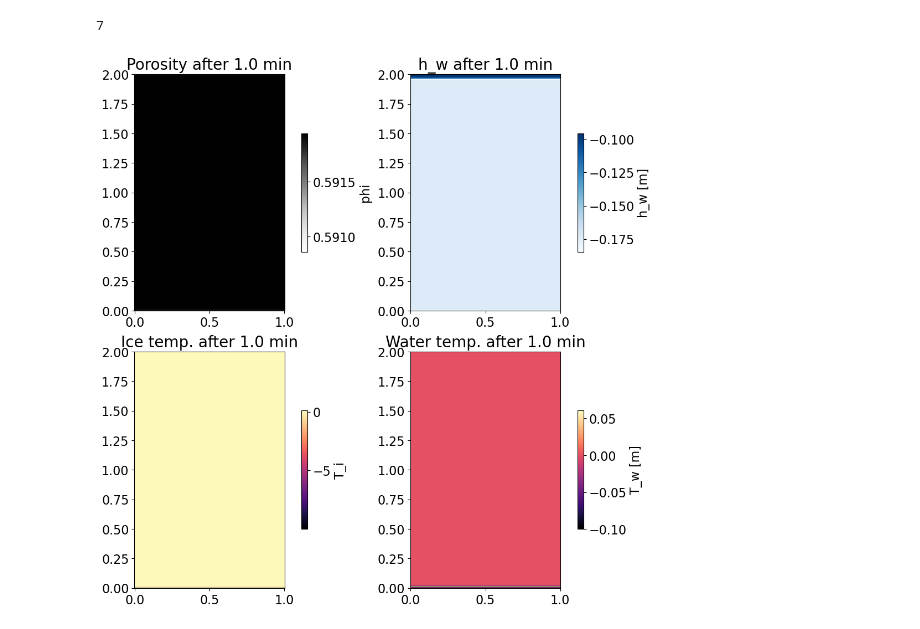
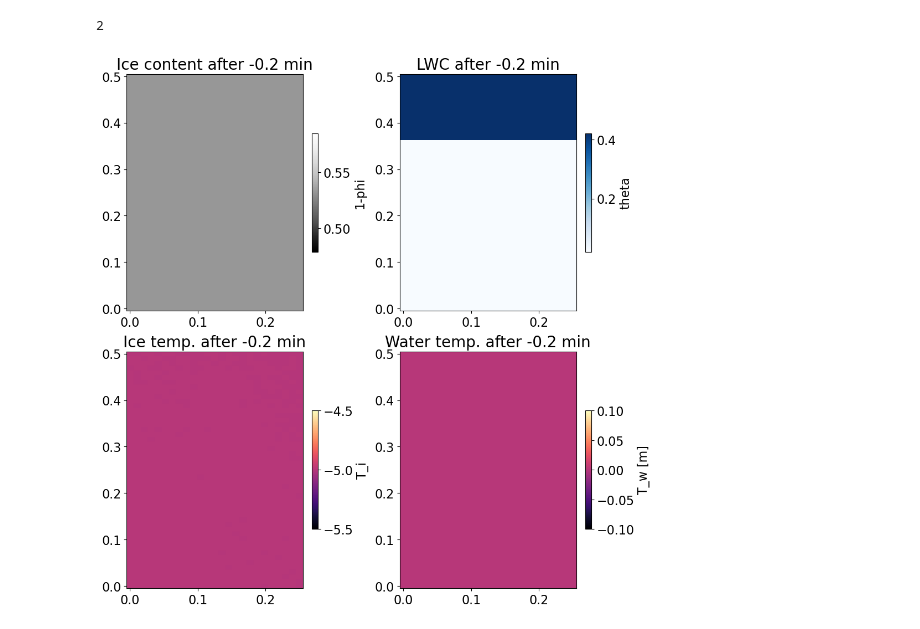
Before and after one commit to lannika-ut/Masterarbeit, a Jupyter notebook: view_solutions_nonisothermal.ipynb, the cells around one changed output. Drawn from its saved outputs; the diff is of its cells as text; code cells hidden in the pictures.

```diff
--- a/view_solutions_nonisothermal.ipynb
+++ b/view_solutions_nonisothermal.ipynb
@@ -7,7 +7,7 @@ from visualization_fct import get_grid, eval_fct_on_grid
 from dolfinx.fem import functionspace, Function
 import pickle
 # %%
-filename = "./solutions/Moure_1min_LastTestCase.pkl"
+filename = "./solutions/debug/Crippa_1h_TotalRefreezing.pkl"
 with open(filename, "rb") as f:
     data_Annika = pickle.load(f)
 
@@ -19,18 +19,19 @@ domain = geom.make_domain(nx, nz)
 [P0, P1, P2, P3] = geom.corner_points
 V = functionspace(domain, ("CG", 1))
 Q = functionspace(domain, ("DG", 0))
+W = functionspace(domain, ("DG", 1))
 hw = Function(V)
 phi = Function(Q)
-T_i = Function(V)
-T_w = Function(V)
+T_i = Function(W)
+T_w = Function(W)
 p = Parameter(domain)
 # %%
 len(data_Annika["h_w"])
 # %% [output]
-7
+2
 # %%
 interval = data_Annika["saving_interval"]
-t_obs = 6
+t_obs = -1
 hw.x.array[:] = data_Annika["h_w"][t_obs]
 phi.x.array[:] = data_Annika["phi"][t_obs]
 T_i.x.array[:] = data_Annika["T_i"][t_obs]
@@ -47,26 +48,26 @@ theta_tot = p.theta_r.value + (0.9*porosity - p.theta_r.value)*Se(h_c, p.alpha.v
 # %%
 plt.rcParams.update({'font.size': 16})
 fig, ax = plt.subplots(2,2, layout="constrained", figsize=(10,10))
-pmsh1 = ax[0,0].pcolormesh(x_plot, z_plot, porosity, cmap="Greys")
-ax[0,0].set_title(f"Porosity after {t_obs*interval/60:.1f} min", fontsize=20)
+pmsh1 = ax[0,0].pcolormesh(x_plot, z_plot, (1-porosity), cmap="Greys_r")
+ax[0,0].set_title(f"Ice content after {t_obs*interval/60:.1f} min", fontsize=20)
 cbar1 = fig.colorbar(pmsh1, ax=ax[0,0], shrink=0.5)
-cbar1.set_label("phi")
+cbar1.set_label("1-phi")
 
-pmsh2 = ax[0,1].pcolormesh(x_plot, z_plot, pressure_head, cmap="Blues")
-ax[0,1].set_title(f"h_w after {t_obs*interval/60:.1f} min", fontsize=20)
+pmsh2 = ax[0,1].pcolormesh(x_plot, z_plot, theta_tot, cmap="Blues")
+ax[0,1].set_title(f"LWC after {t_obs*interval/60:.1f} min", fontsize=20)
 plt.xticks(fontsize=16)
 cbar2 = fig.colorbar(pmsh2, ax=ax[0,1], shrink=0.5)
-cbar2.set_label("h_w [m]")
+cbar2.set_label("theta")
 
 pmsh3 = ax[1,0].pcolormesh(x_plot, z_plot, Ti, cmap="magma")
 ax[1,0].set_title(f"Ice temp. after {t_obs*interval/60:.1f} min", fontsize=20)
 cbar1 = fig.colorbar(pmsh3, ax=ax[1,0], shrink=0.5)
 cbar1.set_label("T_i")
 
 pmsh4 = ax[1,1].pcolormesh(x_plot, z_plot, Tw, cmap="magma")
 ax[1,1].set_title(f"Water temp. after {t_obs*interval/60:.1f} min", fontsize=20)
 plt.xticks(fontsize=16)
 cbar2 = fig.colorbar(pmsh4, ax=ax[1,1], shrink=0.5)
 cbar2.set_label("T_w [m]")
 # %% [output]
-[figure, old version]
+[figure, new version]
```
Also changed, not shown: parts of 2 cells of this notebook, 6 other files.
